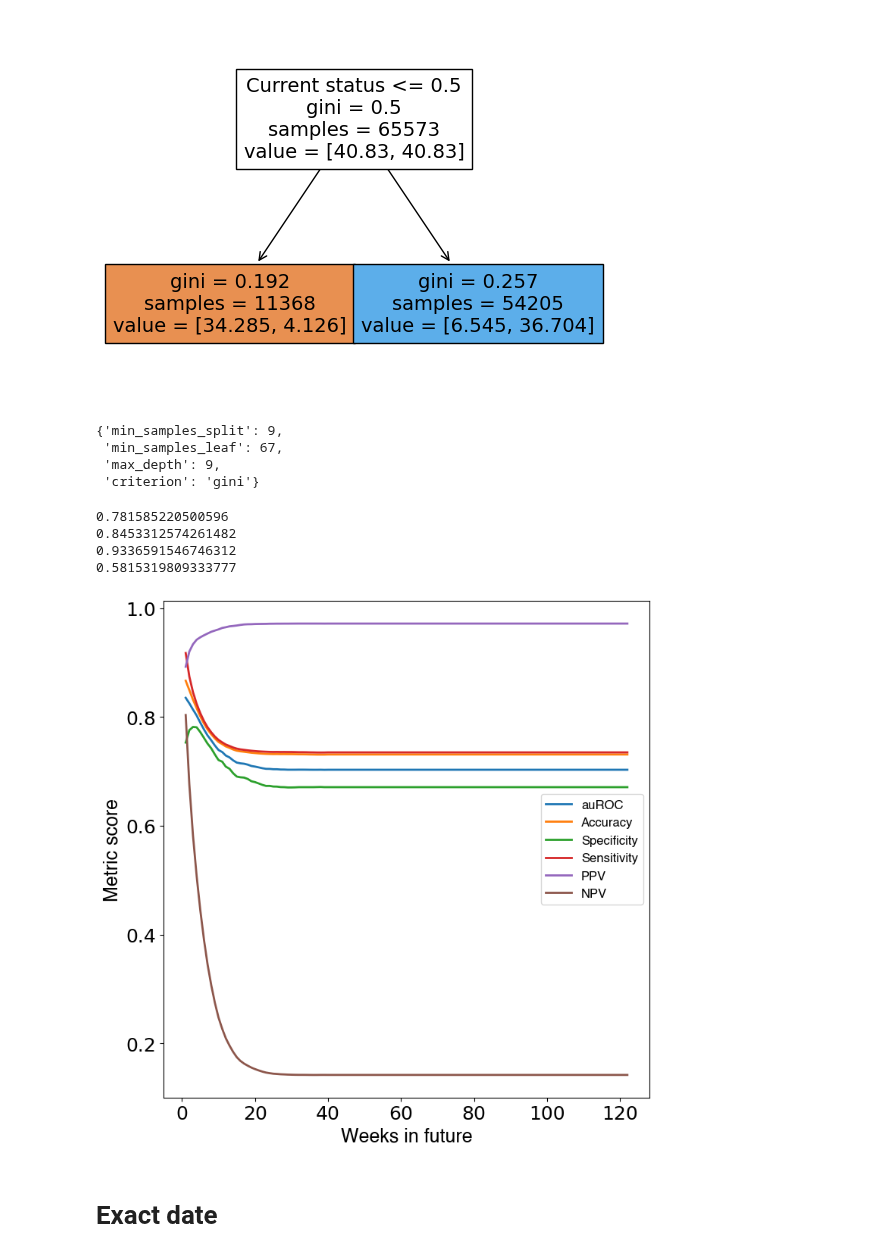
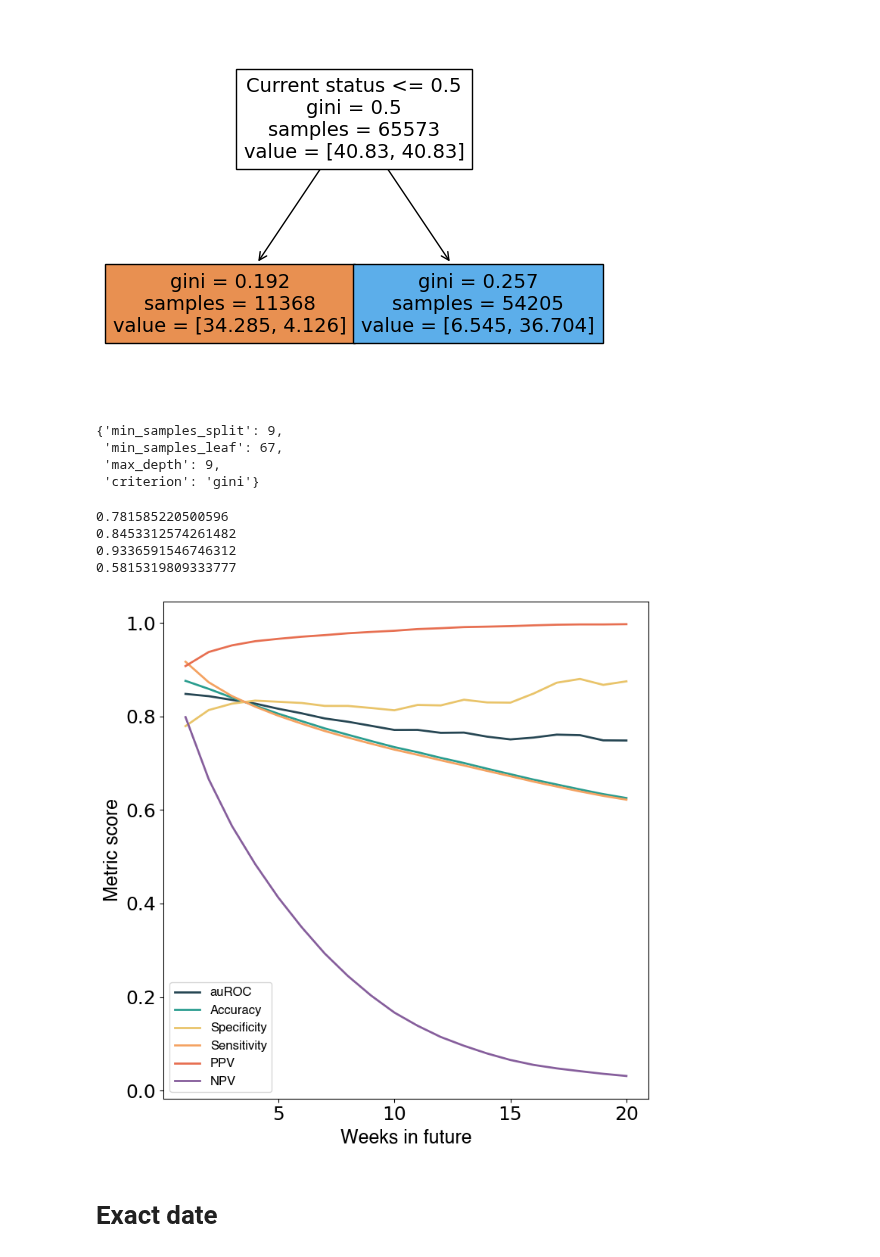
Before and after one commit to RachelMurray-Watson/COVID_forecasting, a Jupyter notebook: Naive_classifier.ipynb, the cells around one changed output. Saved outputs shown, nothing was run; the diff lists cells and outputs as text; code cells hidden in the pictures.

```diff
--- a/Naive_classifier.ipynb
+++ b/Naive_classifier.ipynb
@@ -341,13 +341,14 @@ auROC: 0.8134582389633721
 # %%
 model_name = "Naive_model_auroc_0.8134582.sav"
 pickle.dump(clf, open(model_name, 'wb'))
-# %%
-best_params
-# %% [output]
-{'min_samples_split': 9,
- 'min_samples_leaf': 67,
- 'max_depth': 9,
- 'criterion': 'gini'}
+# %%
+best_params =
+{'min_samples_split': 115, 'min_samples_leaf': 469, 'criterion': 'entropy'}
+# %% [output]
+{'min_samples_split': 9,
+ 'min_samples_leaf': 67,
+ 'max_depth': 9,
+ 'criterion': 'gini'}
 # %%
 conf_matrix = confusion_matrix(y_test, y_pred)
 
@@ -372,7 +373,7 @@ print(npv)
 0.9336591546746312
 0.5815319809333777
 # %%
-weeks_to_predict = range(1,123)
+weeks_to_predict = range(1,21)
 ROC_by_week = []
 sensitivity_by_week = []
 specificity_by_week = []
@@ -383,9 +384,9 @@ accuracy_by_week = []
 #
 for prediction_week in weeks_to_predict:
 
-    X_train, y_train, weights, missing_data_train_HSA = prep_training_test_data_period(all_HSA_ID_weekly_data, [3,2], no_weeks = range(1, int(123*2/3) + 1), weeks_in_futre = prediction_week, if_train = False, geography = 'HSA_ID', weight_col = 'weight')
+    X_train, y_train, weights, missing_data_train_HSA = prep_training_test_data_period(all_HSA_ID_weekly_data,  no_weeks = range(1, int(123*2/3) + 1), weeks_in_futre = prediction_week, if_train = False, geography = 'HSA_ID', weight_col = 'weight')
 
-    X_test, y_test, weights_test, missing_data_test_HSA = prep_training_test_data_period(all_HSA_ID_weekly_data, [3,2], no_weeks = range(int(123*2/3) + 1, 122), weeks_in_futre = prediction_week, if_train = False, geography = 'HSA_ID',  weight_col = 'weight')
+    X_test, y_test, weights_test, missing_data_test_HSA = prep_training_test_data_period(all_HSA_ID_weekly_data, no_weeks = range(int(123*2/3) + 1, 122 - prediction_week), weeks_in_futre = prediction_week, if_train = False, geography = 'HSA_ID',  weight_col = 'weight')
     weights = weights[0]
     clf.fit(X_train, y_train,  sample_weight = weights)
 
@@ -412,25 +413,22 @@ for prediction_week in weeks_to_predict:
 # %%
 fig, axs = plt.subplots(figsize=(7.5, 7.5), facecolor='w', edgecolor='k', sharex='all', sharey='all')
 axs.tick_params(axis='both', which='major', labelsize=18)
 hfont = {'fontname':'Helvetica'}
+axs.plot(weeks_to_predict, ROC_by_week, label = 'auROC', linewidth=2, color = colors[0])
+axs.plot(weeks_to_predict, accuracy_by_week, label = 'Accuracy', linewidth=2, color = colors[1])
 
-axs.plot(weeks_to_predict, ROC_by_week, label = 'auROC', linewidth=2)
-axs.plot(weeks_to_predict, accuracy_by_week, label = 'Accuracy', linewidth=2)
-
-axs.plot(weeks_to_predict, specificity_by_week, label = 'Specificity', linewidth=2)
-axs.plot(weeks_to_predict, sensitivity_by_week, label = 'Sensitivity', linewidth=2)
-axs.plot(weeks_to_predict, ppv_by_week, label = 'PPV', linewidth=2)
-axs.plot(weeks_to_predict, npv_by_week, label = 'NPV', linewidth=2)
+axs.plot(weeks_to_predict, specificity_by_week, label = 'Specificity', linewidth=2, color = colors[2])
+axs.plot(weeks_to_predict, sensitivity_by_week, label = 'Sensitivity', linewidth=2, color = colors[3])
+axs.plot(weeks_to_predict, ppv_by_week, label = 'PPV', linewidth=2, color = colors[4])
+axs.plot(weeks_to_predict, npv_by_week, label = 'NPV', linewidth=2, color = colors[5])
 axs.set_xlabel("Weeks in future", fontsize = 18, **hfont)
 axs.set_ylabel("Metric score", fontsize = 18, **hfont)
 hfont = FontProperties(family='Helvetica', size=12, weight='normal')
-
-# Assuming axs is your subplot object
 axs.legend(prop=hfont)
 plt.tight_layout()
 plt.savefig('Graphs/Naive_classifier_predict_each_week_period_model.png', dpi = 300)
 # %% [output]
-[figure, old version]
+[figure, new version]
 # %% [markdown]
 # Exact date
 # %%
```
Also changed, not shown: parts of 9 cells of this notebook, 2 other files.
